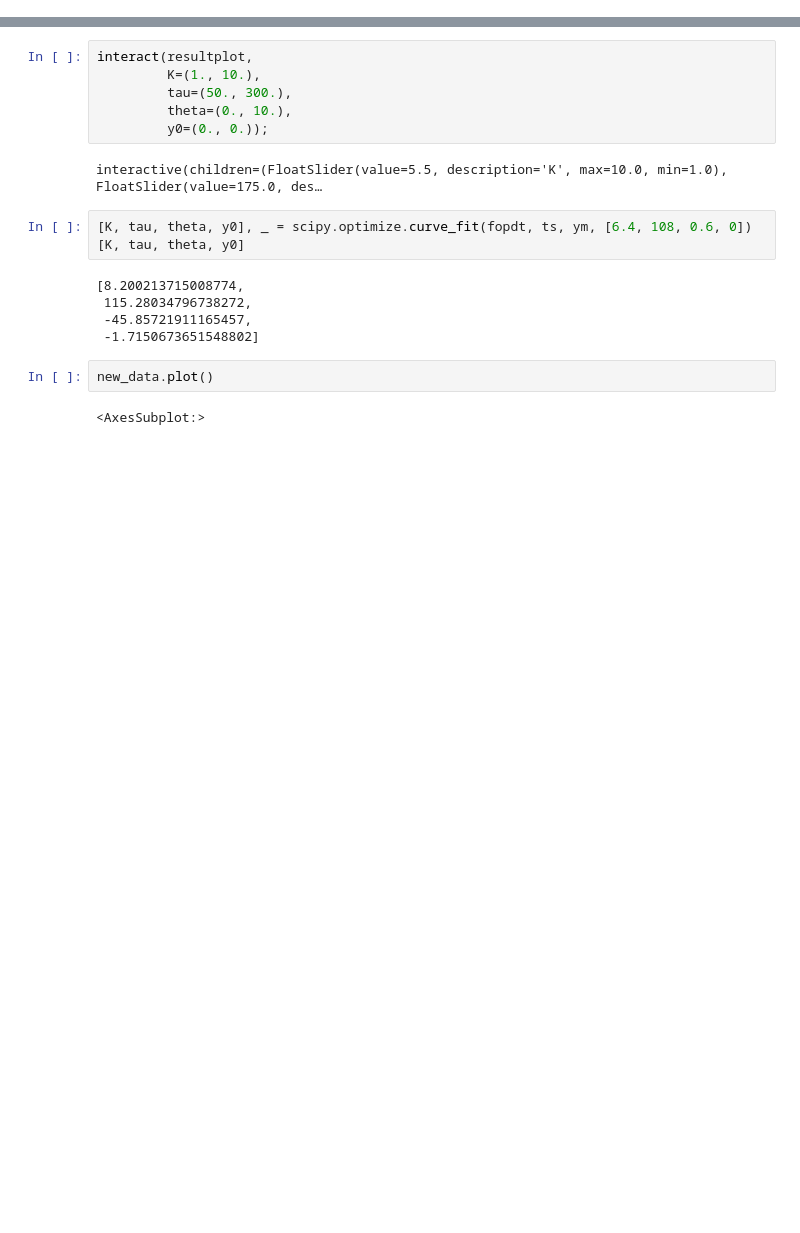
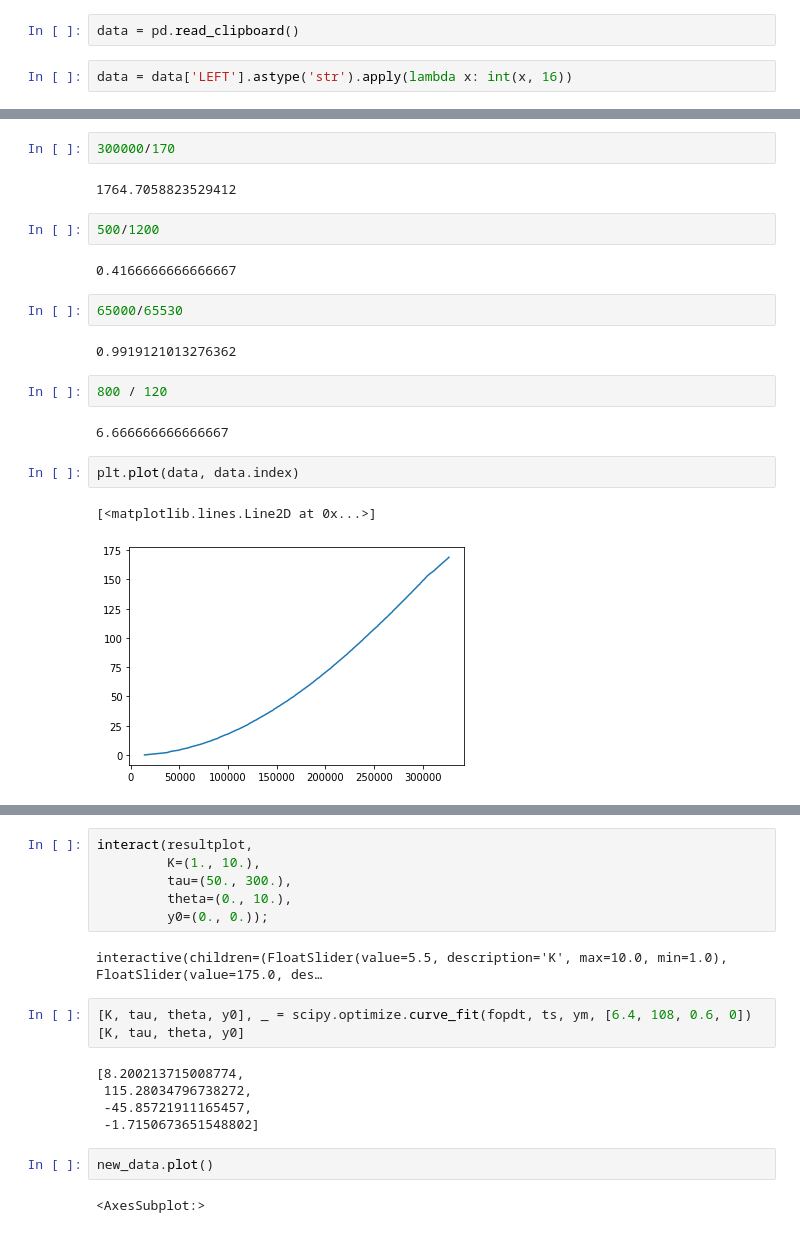
Before and after one commit to Vini-002/feed-Forward-test, a Jupyter notebook: processing.ipynb, the cells around one changed output, grey strips where cells are left out. Saved outputs shown, nothing was run; the diff lists cells and outputs as text; blank space fills up the shorter version.

```diff
--- a/processing.ipynb
+++ b/processing.ipynb
@@ -27,0 +28,4 @@ data
+# %%
+data = pd.read_clipboard()
+# %%
+data = data['LEFT'].astype('str').apply(lambda x: int(x, 16))
@@ -27,0 +47,21 @@ data
+# %%
+300000/170
+# %% [output]
+1764.7058823529412
+# %%
+500/1200
+# %% [output]
+0.4166666666666667
+# %%
+65000/65530
+# %% [output]
+0.9919121013276362
+# %%
+800 / 120
+# %% [output]
+6.666666666666667
+# %%
+plt.plot(data, data.index)
+# %% [output]
+[<matplotlib.lines.Line2D at 0x...>]
+[figure, added]
```
Also changed, not shown: parts of 8 cells of this notebook, 5 other files.
